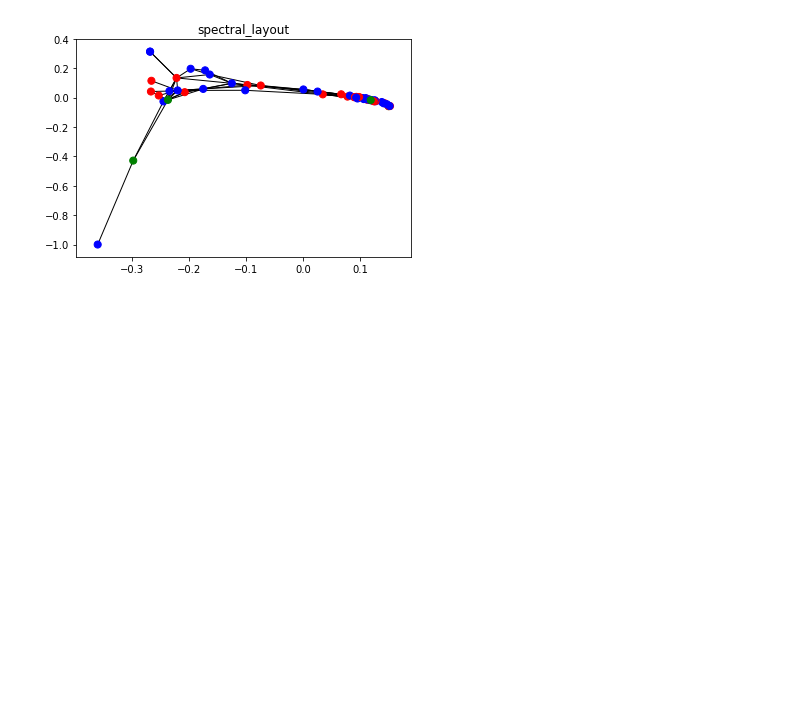
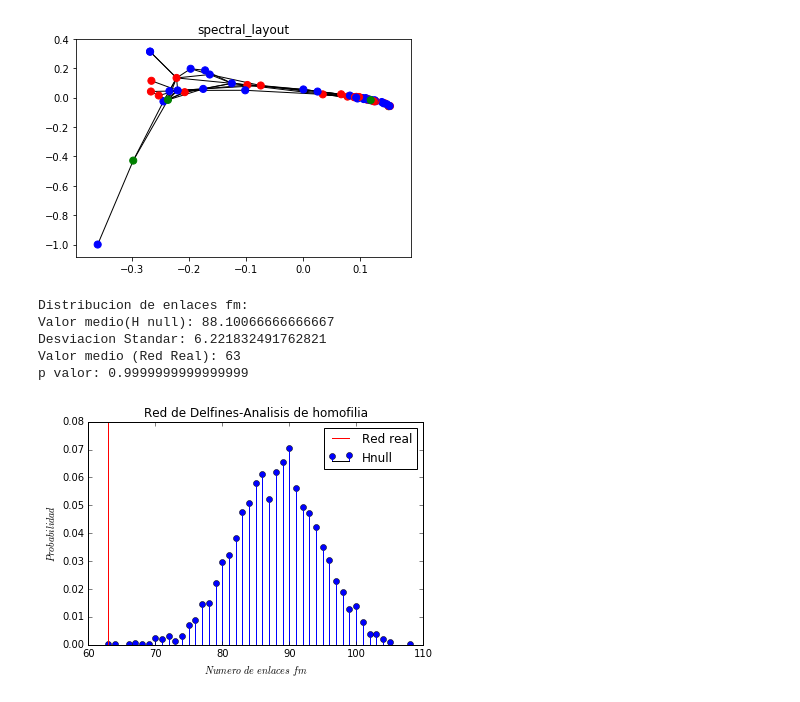
Before and after one commit to Redes2018/tp1, a Jupyter notebook: TC1-2.ipynb, the cells around one changed output. Drawn from its saved outputs; the diff is of its cells as text; code cells hidden in the pictures; blank space fills up the shorter version.

Commit message:
'Cambios en el histograma y calculo de p-valor(en jupnb')

```diff
--- a/TC1-2.ipynb
+++ b/TC1-2.ipynb
@@ -54,44 +54,69 @@ plt.show()
 Enlaces_fm=[]
 
 #Hacemos 3000 asignaciones aleatorias de genero:
-for it in range(0,3000):
+num_asignaciones=3000
+for it in range(0,num_asignaciones):
 
     #Reordenamos el vector de generos
     if it==0:
         genero_shuffle=genero #No lo reordenamos si es el primero de la red real
     else:
         genero_shuffle=genero
         np.random.shuffle((genero_shuffle)) #Reordenamos aleat los generos si no es el primero
 
     #Reasignamos a cada nodo un valor en el vector de genero_shuffle:
     for d,g in zip(delfines,genero_shuffle):
         mydolphins.add_node(d, gender=g)
 
     #Contamos la fraccion de enlaces que conecta nodos con diferente genero o sea f-m:
     enlaces=list(mydolphins.edges.data())
     enlaces_fm=0 #Ponemos en cero el contador
     #Recorremos los enlaces y nos fijamos cual de ellos es del tipo f-m:
     for i in range(0,len(enlaces)-1):
         genero1=mydolphins.nodes[enlaces[i][0]]['gender']
         genero2=mydolphins.nodes[enlaces[i][1]]['gender']
         if genero1 != genero2:   #Comparamos los generos
-         enlaces_fm=enlaces_fm+1 #Incrementamos el contador si el enlace es f-m
-    Enlaces_fm.append(float(enlaces_fm)/(mydolphins.number_of_edges())) #Guardamos la fraccion de enlaces f-m
-
+            enlaces_fm += 1 #Incrementamos el contador si el enlace es f-m
+    Enlaces_fm.append(enlaces_fm) #Guardamos la cantidad de enlaces f-m
 #Valor medio y desviacion standar
 mean_enlacesfm=np.mean(Enlaces_fm)
 desv_enlacesfm=np.std(Enlaces_fm)
 
-print 'Distribucion de enlaces fm:'
-print 'Valor medio {}'.format(mean_enlacesfm)
-print 'Desviacion Standar {}'.format(desv_enlacesfm)
-print 'Red Real {}'.format(Enlaces_fm[0])
+#b)ii) Comparación
 
-#Histograma:
-plt.hist(Enlaces_fm, bins=15,edgecolor='black', linewidth=1.2,label='Hnull',density=True)
+print ('Distribucion de enlaces fm:')
+print ('Valor medio(H null): {}'.format(mean_enlacesfm))
+print ('Desviacion Standar: {}'.format(desv_enlacesfm))
+print ('Valor medio (Red Real): {}'.format(Enlaces_fm[0]))
+
+#b)iii) Histograma y p-valor:
+histograma=np.unique(Enlaces_fm,return_counts=True)
+k_enlacesfm=histograma[0]
+probabilidad=histograma[1]/float(num_asignaciones)
+
+#p-valor: supongamos que sea la probabilidad que queda acumulada a la derecha del valor que obtuvimos del numero de enlaces_fm de la red real.
+#Buscamos el k_enlacesfm mas cercano al que nos dio la red real.
+closestto=Enlaces_fm[0]
+theclosest=min(histograma[0], key=lambda x:abs(x-closestto))
+theclosest_index=int(np.where(histograma[0] == theclosest)[0])
+
+#Sumamos las probabilidades desde el mas cercano hasta el ultimo hacia la derecha.
+pvalue=np.sum(probabilidad[theclosest_index :])
+print ('p valor: {}'.format(pvalue))
+
+
+plt.figure()
+plt.stem(k_enlacesfm,probabilidad, basefmt='k', label='Hnull')
 plt.axvline(Enlaces_fm[0], c="red",label='Red real')#Linea vertical en el valor de la red real
-plt.xlabel('Fraccion de enlaces fm')
-plt.ylabel('Cuenta')
+plt.xlabel('$Numero$ $de$ $enlaces$ $fm$')
+plt.ylabel('$Probabilidad$')
 plt.title('Red de Delfines-Analisis de homofilia')
 plt.legend()
 plt.show()
+# %% [output]
+Distribucion de enlaces fm:
+Valor medio(H null): 88.10066666666667
+Desviacion Standar: 6.221832491762821
+Valor medio (Red Real): 63
+p valor: 0.9999999999999999
+[figure, added]
```
